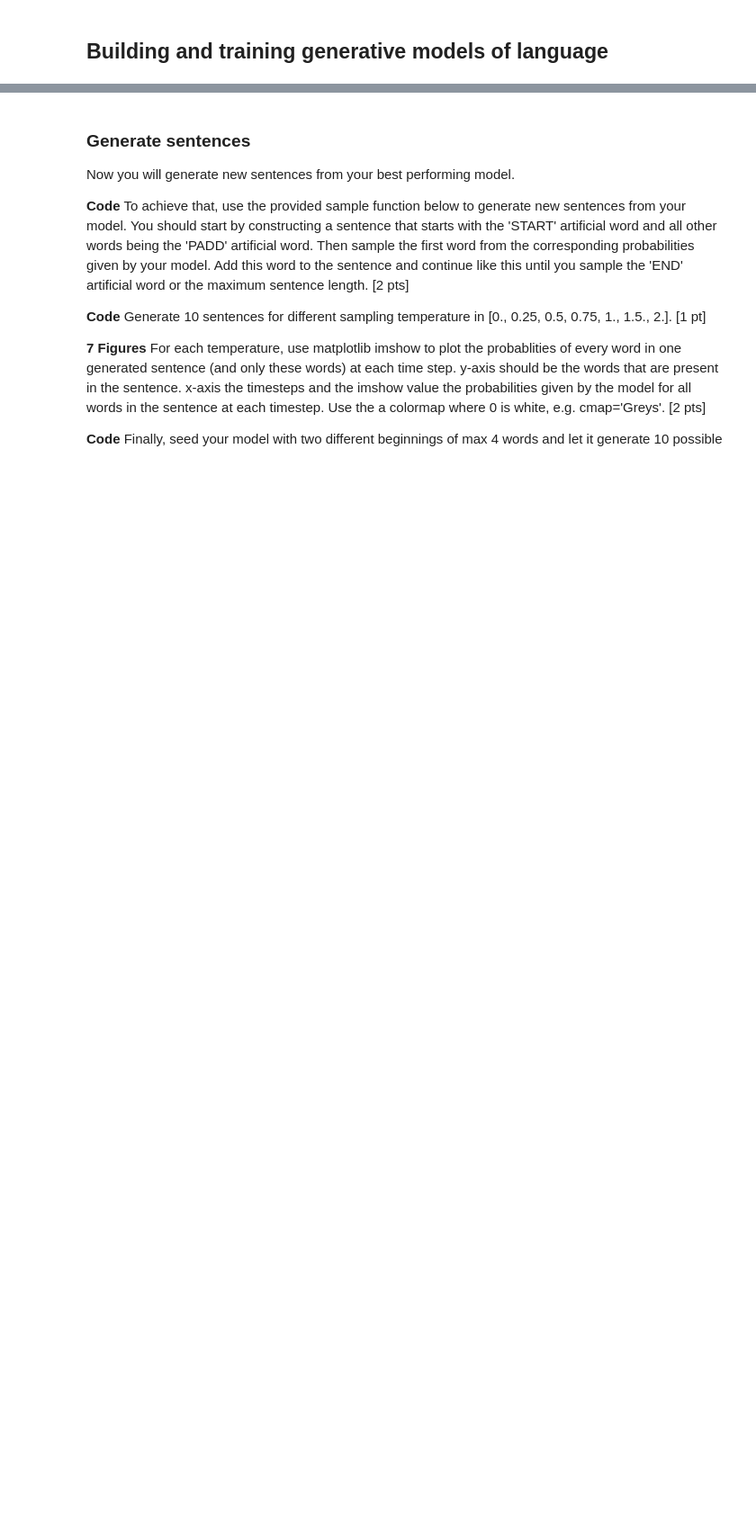
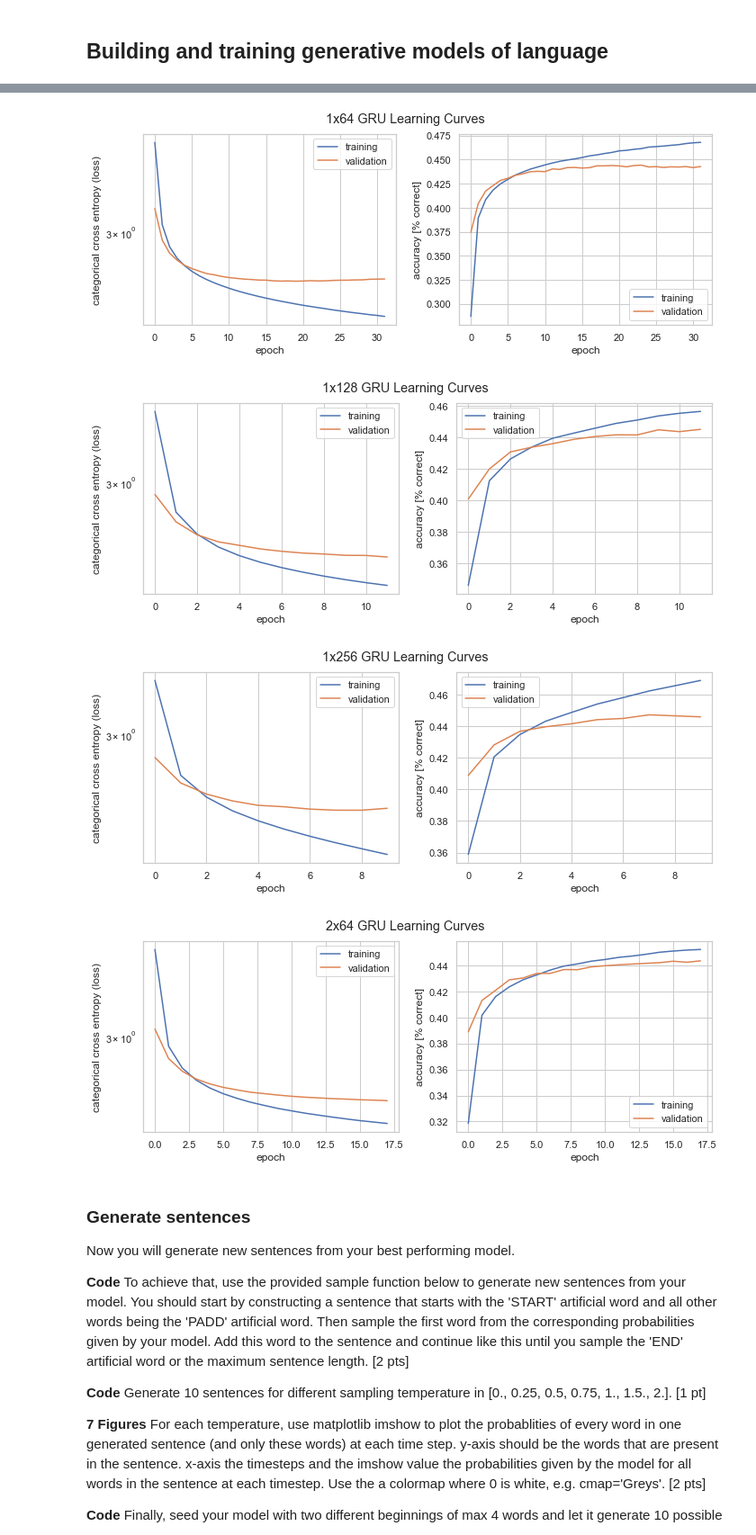
Before and after one commit to stephen-zhao/CS-456_ANN-MP2, a Jupyter notebook: miniproject2_ChatBot.ipynb, the cells around one changed output, grey strips where cells are left out. Shown at 90% size. Cells and saved outputs as stored; diff of their text form; code cells hidden in the pictures; blank space fills up the shorter version.

```diff
--- a/miniproject2_ChatBot.ipynb
+++ b/miniproject2_ChatBot.ipynb
@@ -506,0 +812,37 @@ Compare the learning curves for three networks with 64 (previous exercise), 128
+# %%
+#Model suggestion
+
+I['GRU2'] = Input(shape=(maxlen-1,), name="input")
+E['GRU2'] = Embedding(len(tokens), embedding_size, weights=E['LSTM'].get_weights(), mask_zero=True, name="embedding", trainable=False)
+
+#your network here
+gru_layer_1 = GRU(hidden_size, dropout=dropout, return_sequences=True,
+                     recurrent_dropout=recurrent_dropout, name='GRU_layer_1')(E['GRU2'](I['GRU2'])) #... Recurrent layer(s)
+H['GRU2'] = GRU(hidden_size, dropout=dropout, return_sequences=True,
+                     recurrent_dropout=recurrent_dropout, name='GRU_layer_2')(gru_layer_1)
+
+R['GRU2'] = TimeDistributed(Dense(hidden_size, activation='linear'), name='readout')(H['GRU2']) #... Readout
+Y['GRU2'] = TimeDistributed(Dense(len(tokens), activation='softmax'), name='output')(R['GRU2']) #... Output
+
+
+
+models['GRU2'] = Model(inputs = [I['GRU2']], outputs = [Y['GRU2']])
+models['GRU2'].compile(
+    loss='categorical_crossentropy',
+    optimizer=Adam(),
+    metrics=['acc'])
+models['GRU2'].summary()
+
+early_stopping = EarlyStopping(monitor='val_acc', min_delta=0.001, patience=2)
+
+print(X[:,:-1].shape, T[:,1:].shape)
+logs['GRU2'] = models['GRU2'].fit({'input': X[:dataset_cut,:-1]}, {'output': T[:dataset_cut,1:]},
+                                    epochs=epochs,
+                                    validation_split=validation_split,
+                                    batch_size=batch_size,
+                                    callbacks=[early_stopping]).history
+
+#save
+with open("GRU2model_"+str(embedding_size)+'_'+str(hidden_size)+"_log.pkl", "wb") as file:
+    pickle.dump(logs['GRU2'], file)
+models['GRU2'].save("GRU2model_"+str(embedding_size)+'_'+str(hidden_size))
@@ -507,3 +883,14 @@ Compare the learning curves for three networks with 64 (previous exercise), 128
+# %%
+plot_history(logs['GRU'], '1x64 GRU Learning Curves')
+plot_history(logs['GRU_128'], '1x128 GRU Learning Curves')
+plot_history(logs['GRU_256'], '1x256 GRU Learning Curves')
+plot_history(logs['GRU2'], '2x64 GRU Learning Curves')
+pass
+# %% [output]
+[figure, added]
+[figure, added]
+[figure, added]
+[figure, added]
 # %% [markdown]
 ### Generate sentences
 
```
Also changed, not shown: parts of 37 cells of this notebook.
